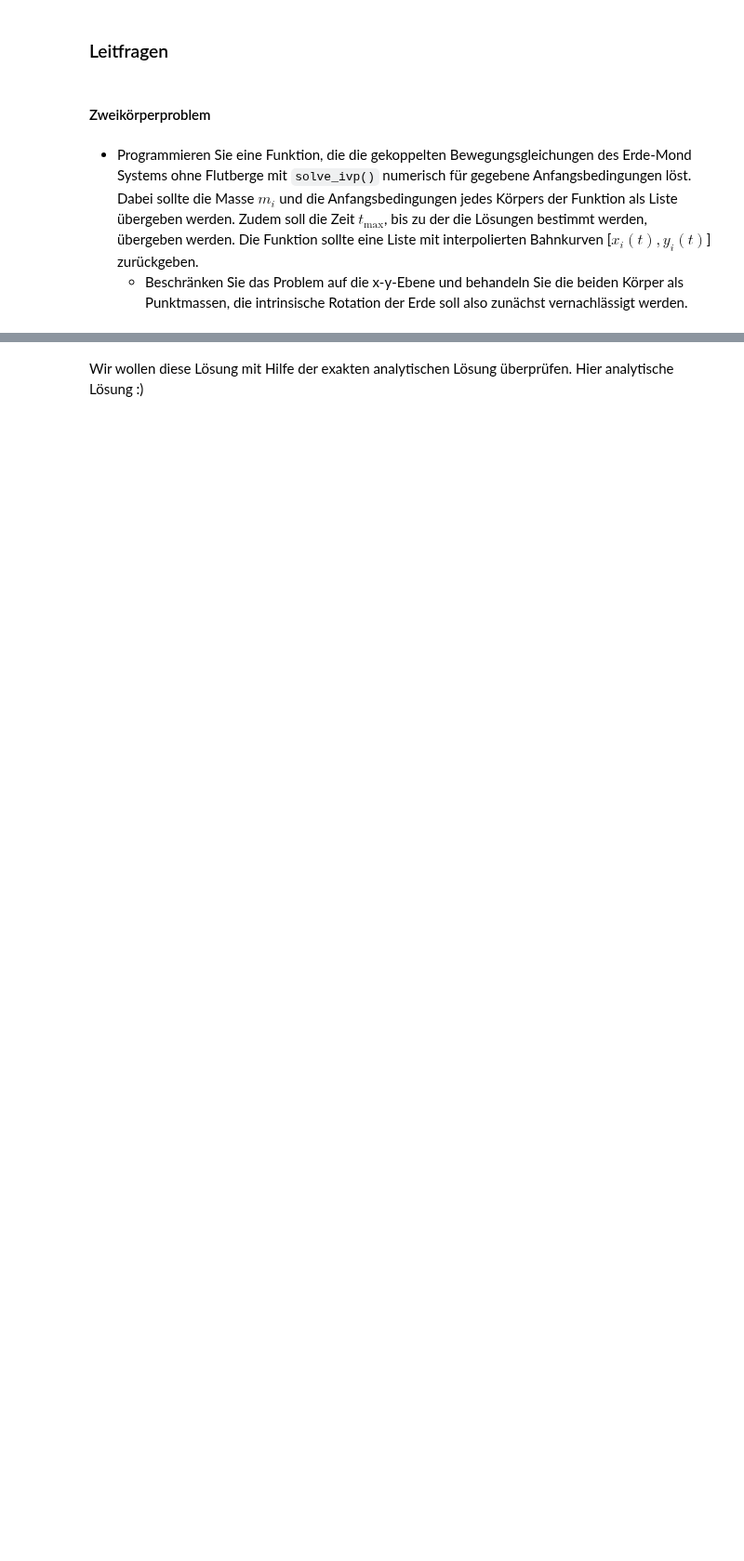
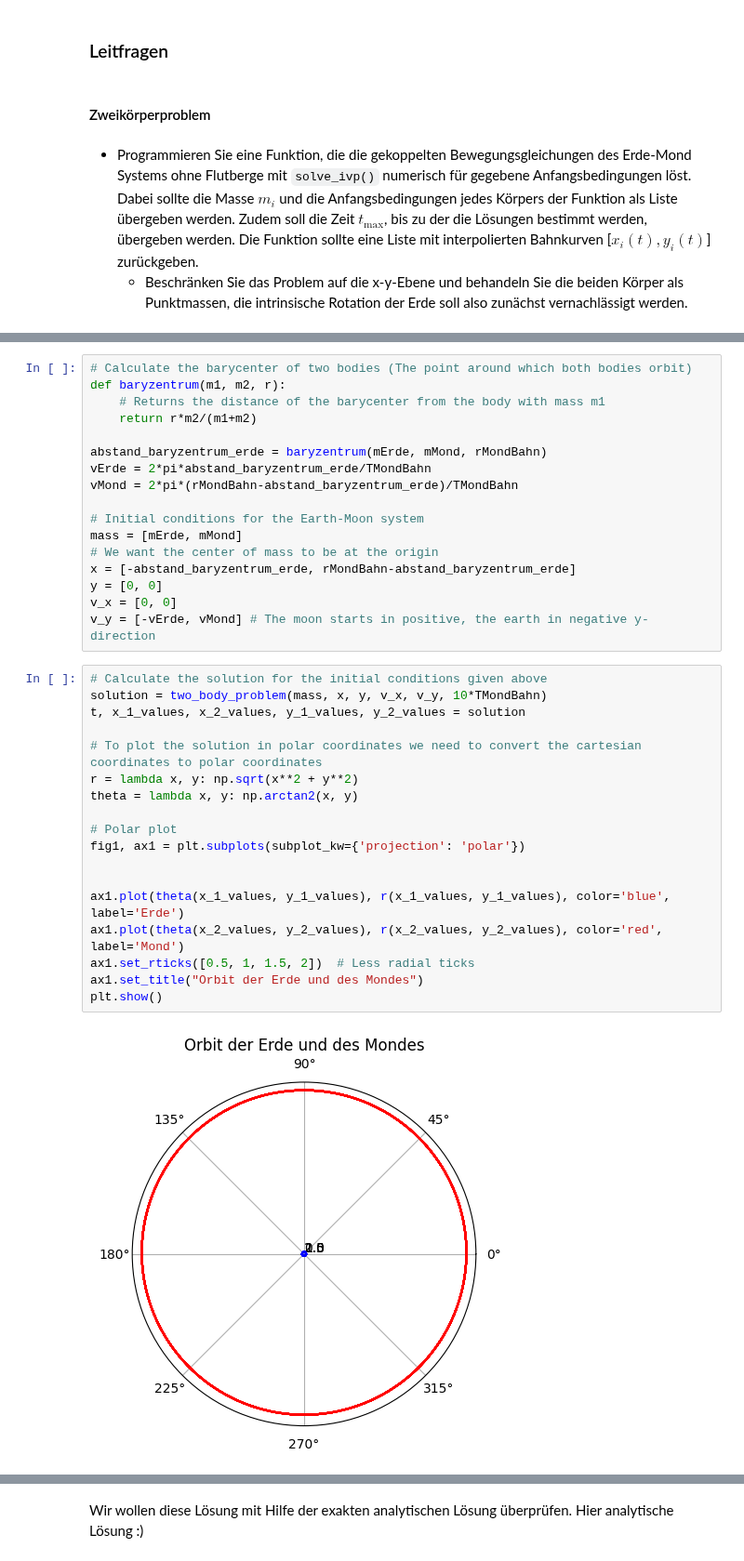
Before and after one commit to Nusssecke/Gezeitenreibung, a Jupyter notebook: gezeitenreibung.ipynb, the cells around one changed output, grey strips where cells are left out. Shown at 93% size. Saved outputs shown, nothing was run; the diff lists cells and outputs as text; blank space fills up the shorter version.

Commit message:
Verbesserung des 2körperproblems und schöne Plots

```diff
--- a/gezeitenreibung.ipynb
+++ b/gezeitenreibung.ipynb
@@ -225,0 +147,37 @@ plt.show()
+# %%
+# Calculate the barycenter of two bodies (The point around which both bodies orbit)
+def baryzentrum(m1, m2, r):
+    # Returns the distance of the barycenter from the body with mass m1
+    return r*m2/(m1+m2)
+
+abstand_baryzentrum_erde = baryzentrum(mErde, mMond, rMondBahn)
+vErde = 2*pi*abstand_baryzentrum_erde/TMondBahn
+vMond = 2*pi*(rMondBahn-abstand_baryzentrum_erde)/TMondBahn
+
+# Initial conditions for the Earth-Moon system
+mass = [mErde, mMond]
+# We want the center of mass to be at the origin
+x = [-abstand_baryzentrum_erde, rMondBahn-abstand_baryzentrum_erde]
+y = [0, 0]
+v_x = [0, 0]
+v_y = [-vErde, vMond] # The moon starts in positive, the earth in negative y-direction
+# %%
+# Calculate the solution for the initial conditions given above
+solution = two_body_problem(mass, x, y, v_x, v_y, 10*TMondBahn)
+t, x_1_values, x_2_values, y_1_values, y_2_values = solution
+
+# To plot the solution in polar coordinates we need to convert the cartesian coordinates to polar coordinates
+r = lambda x, y: np.sqrt(x**2 + y**2)
+theta = lambda x, y: np.arctan2(x, y)
+
+# Polar plot
+fig1, ax1 = plt.subplots(subplot_kw={'projection': 'polar'})
+
+
+ax1.plot(theta(x_1_values, y_1_values), r(x_1_values, y_1_values), color='blue', label='Erde')
+ax1.plot(theta(x_2_values, y_2_values), r(x_2_values, y_2_values), color='red', label='Mond')
+ax1.set_rticks([0.5, 1, 1.5, 2])  # Less radial ticks
+ax1.set_title("Orbit der Erde und des Mondes")
+plt.show()
+# %% [output]
+[figure, added]
```
Also changed, not shown: parts of 11 cells of this notebook.
